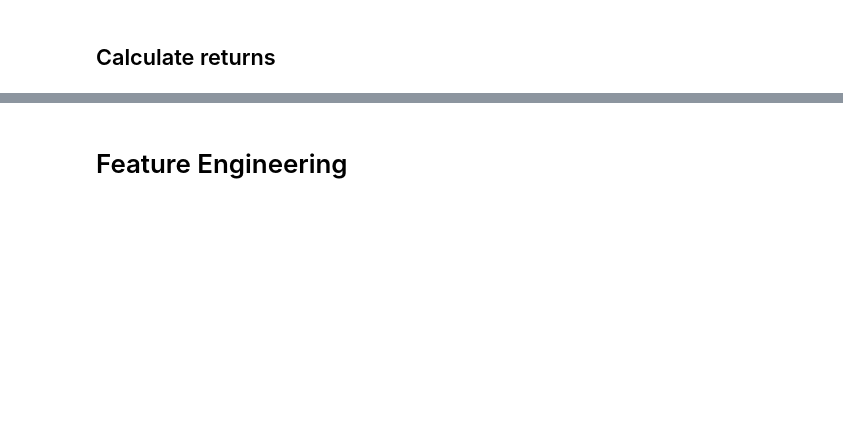
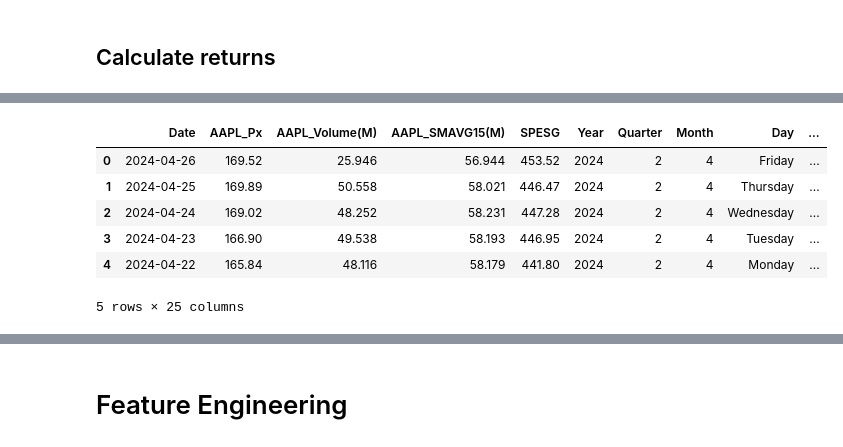
Before and after one commit to ShiweiHe0713/RegressionBased-ESG_Company_Trading, a Jupyter notebook: modeling.ipynb, the cells around one changed output, grey strips where cells are left out. Drawn from its saved outputs; the diff is of its cells as text; code cells hidden in the pictures; blank space fills up the shorter version.

```diff
--- a/modeling.ipynb
+++ b/modeling.ipynb
@@ -73,0 +56,10 @@ y = df['AAPL_Px_10MA']
+# %%
+df.head()
+# %% [output]
+|  | Date | AAPL_Px | AAPL_Volume(M) | AAPL_SMAVG15(M) | SPESG | Year | Quarter | Month | Day | ... |
+| 0 | 2024-04-26 | 169.52 | 25.946 | 56.944 | 453.52 | 2024 | 2 | 4 | Friday | ... |
+| 1 | 2024-04-25 | 169.89 | 50.558 | 58.021 | 446.47 | 2024 | 2 | 4 | Thursday | ... |
+| 2 | 2024-04-24 | 169.02 | 48.252 | 58.231 | 447.28 | 2024 | 2 | 4 | Wednesday | ... |
+| 3 | 2024-04-23 | 166.90 | 49.538 | 58.193 | 446.95 | 2024 | 2 | 4 | Tuesday | ... |
+| 4 | 2024-04-22 | 165.84 | 48.116 | 58.179 | 441.80 | 2024 | 2 | 4 | Monday | ... |
+5 rows × 25 columns
```
Also changed, not shown: parts of 19 cells of this notebook, 3 other files.
